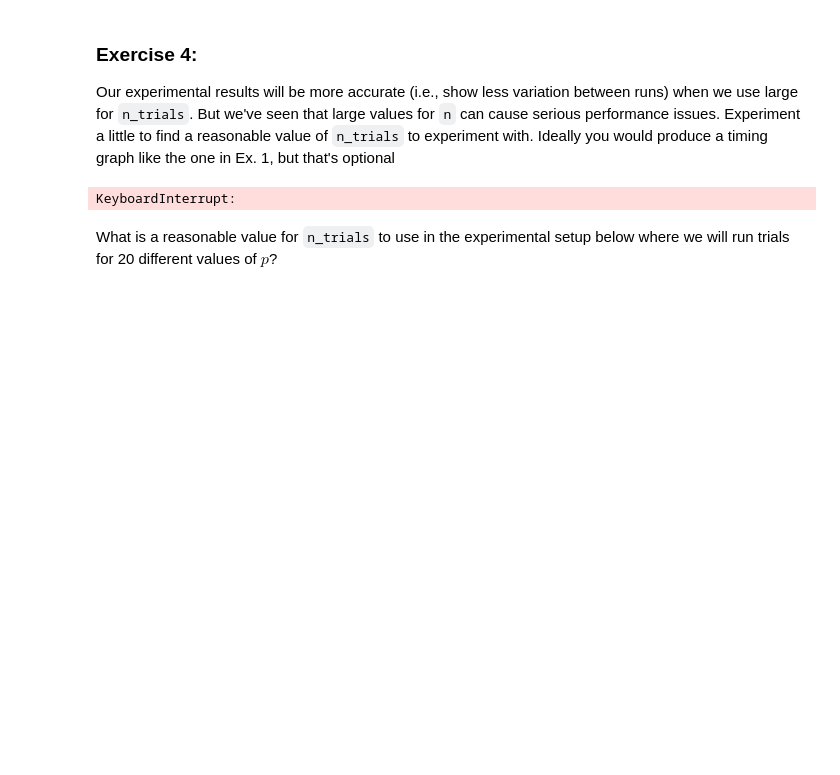
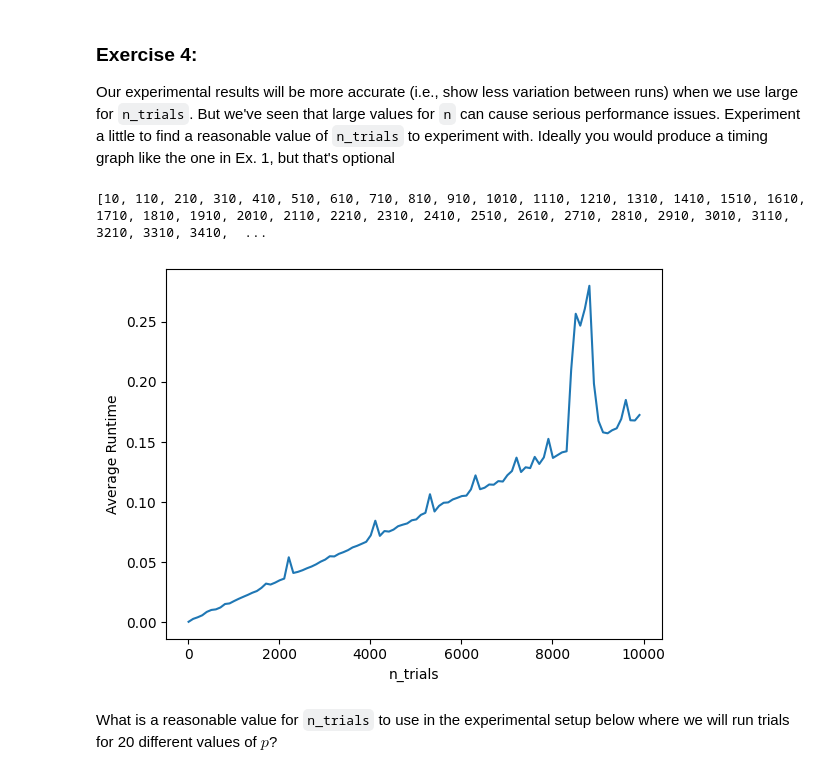
Before and after one commit to bobisawsome1/cap-comp215, a Jupyter notebook: labs/lab04-graphs.ipynb, the cells around one changed output. Drawn from its saved outputs; the diff is of its cells as text; code cells hidden in the pictures; blank space fills up the shorter version.

```diff
--- a/labs/lab04-graphs.ipynb
+++ b/labs/lab04-graphs.ipynb
@@ -167,21 +167,6 @@ def proportion_connected(n, p, n_trials=100):
     """ Return the proportion of random ER Graphs (n, p) that are connected out of n_trials. """
     # Ex. 3 your code here...
     # Step 1: make n_trials random graphs
-    trial_graphs = []
-    for i in range(n_trials):
-      trial_graphs.append(make_random_graph(n, p))
-
-    # Step 2: compute the proportion of those graphs that are connected
-    connected_graphs = []
-    for graph in trial_graphs:
-      if is_connected(graph):
-        connected_graphs.append(graph)
-
-    proportional_percent = len(connected_graphs) / len(trial_graphs)
-
-    #return proportional_percent
-
-    #-
 
     connected_graphs = 0
     for i in range(n_trials):
@@ -202,19 +187,21 @@ Our experimental results will be more accurate (i.e., show less variation betwee
 Experiment a little to find a reasonable value of `n_trials` to experiment with.  Ideally you would produce a timing graph like the one in Ex. 1, but that's optional
 # %%
 # Ex. 4 timing experiments
-n = 30
+n = 10
 p = 0.1
-n_trials = range(100, 1000, 100)
+n_trials = range(10, 10000, 100)
+print(list(n_trials))
 connected_times = []
 for i in n_trials:
-  connected_times.append(timeit(lambda: proportion_connected(n, p, i)), number = 5)
+  connected_times.append(timeit(lambda: proportion_connected(n, p, i), number = 1))
 
 plt.plot(n_trials, connected_times)
 plt.xlabel('n_trials')
 plt.ylabel('Average Runtime')
 plt.show()
 # %% [output]
-KeyboardInterrupt:
+[10, 110, 210, 310, 410, 510, 610, 710, 810, 910, 1010, 1110, 1210, 1310, 1410, 1510, 1610, 1710, 1810, 1910, 2010, 2110, 2210, 2310, 2410, 2510, 2610, 2710, 2810, 2910, 3010, 3110, 3210, 3310, 3410,  ...
+[figure, added]
 # %% [markdown]
 What is a reasonable value for `n_trials` to use in the experimental setup below where we will run trials for 20 different values of $p$?
 # %% [markdown]
```
Also changed, not shown: parts of 8 cells of this notebook.
